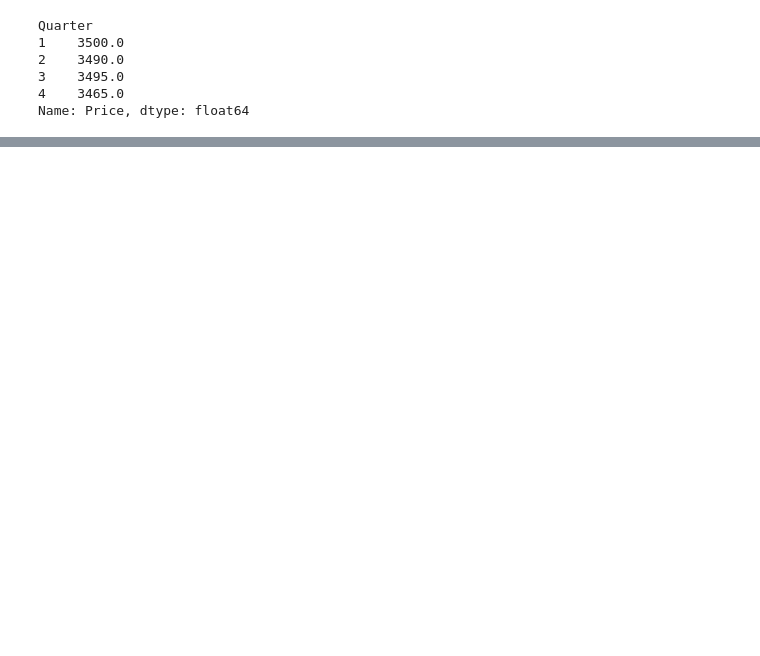
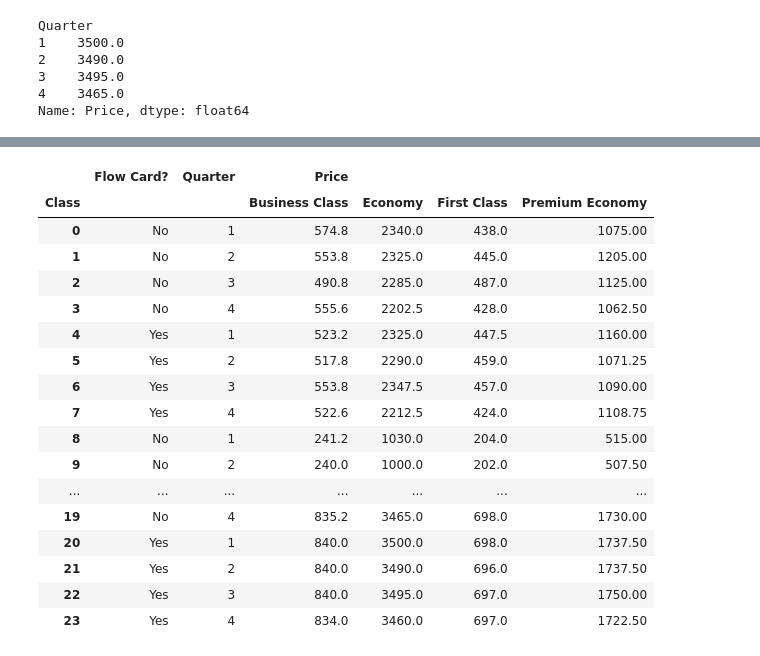
Before and after one commit to RemyRoams/Data-Cleaning-with-Python, a Jupyter notebook: Week_2/Week_2.ipynb, the cells around one changed output, grey strips where cells are left out. Cells and saved outputs as stored; diff of their text form; code cells hidden in the pictures; blank space fills up the shorter version.

```diff
--- a/Week_2/Week_2.ipynb
+++ b/Week_2/Week_2.ipynb
@@ -192,0 +284,4 @@ df.groupby(['Quarter', 'Flow Card?', 'Class'])['Price'].max().reset_index()
+# %%
+# Calculate the Maximum price across Quarter, Flow Card?, and Class
+Maximum_df = df.groupby(['Quarter', 'Flow Card?', 'Class'])['Price'].max().reset_index()
+Maximum_df
@@ -192,0 +308,5 @@ df.groupby(['Quarter', 'Flow Card?', 'Class'])['Price'].max().reset_index()
+# %%
+# Pivot the Median_df to have Class as the columns w/ Flow Cards and Quarter as rows
+medianPivotDF = Median_df.pivot_table(index=["Flow Card?", "Quarter"], columns="Class")
+
+medianPivotDF
@@ -192,0 +325,5 @@ df.groupby(['Quarter', 'Flow Card?', 'Class'])['Price'].max().reset_index()
+# %%
+# Pivot the Minimum_df to have Class as the columns w/ Flow Cards and Quarter as rows
+minimumPivotDF = Minimum_df.pivot_table(index=["Flow Card?", "Quarter"], columns="Class")
+
+minimumPivotDF
@@ -192,0 +342,5 @@ df.groupby(['Quarter', 'Flow Card?', 'Class'])['Price'].max().reset_index()
+# %%
+# Pivot the Maximum_df to have Class as the columns w/ Flow Cards and Quarter as rows
+maximumPivotDF = Maximum_df.pivot_table(index=["Flow Card?", "Quarter"], columns="Class")
+
+maximumPivotDF
@@ -192,0 +361,23 @@ df.groupby(['Quarter', 'Flow Card?', 'Class'])['Price'].max().reset_index()
+# %%
+# Union (combine) the three pivot tables vertically
+UnionDF = pd.concat([medianPivotDF, minimumPivotDF, maximumPivotDF], axis=0).reset_index()
+UnionDF
+# %% [output]
+|  | Flow Card? | Quarter | Price |  |  |  |
+| Class |  |  | Business Class | Economy | First Class | Premium Economy |
+| 0 | No | 1 | 574.8 | 2340.0 | 438.0 | 1075.00 |
+| 1 | No | 2 | 553.8 | 2325.0 | 445.0 | 1205.00 |
+| 2 | No | 3 | 490.8 | 2285.0 | 487.0 | 1125.00 |
+| 3 | No | 4 | 555.6 | 2202.5 | 428.0 | 1062.50 |
+| 4 | Yes | 1 | 523.2 | 2325.0 | 447.5 | 1160.00 |
+| 5 | Yes | 2 | 517.8 | 2290.0 | 459.0 | 1071.25 |
+| 6 | Yes | 3 | 553.8 | 2347.5 | 457.0 | 1090.00 |
+| 7 | Yes | 4 | 522.6 | 2212.5 | 424.0 | 1108.75 |
+| 8 | No | 1 | 241.2 | 1030.0 | 204.0 | 515.00 |
+| 9 | No | 2 | 240.0 | 1000.0 | 202.0 | 507.50 |
+| ... | ... | ... | ... | ... | ... | ... |
+| 19 | No | 4 | 835.2 | 3465.0 | 698.0 | 1730.00 |
+| 20 | Yes | 1 | 840.0 | 3500.0 | 698.0 | 1737.50 |
+| 21 | Yes | 2 | 840.0 | 3490.0 | 696.0 | 1737.50 |
+| 22 | Yes | 3 | 840.0 | 3495.0 | 697.0 | 1750.00 |
+| 23 | Yes | 4 | 834.0 | 3460.0 | 697.0 | 1722.50 |
```
Also changed, not shown: parts of 19 cells of this notebook, 1 other file.
